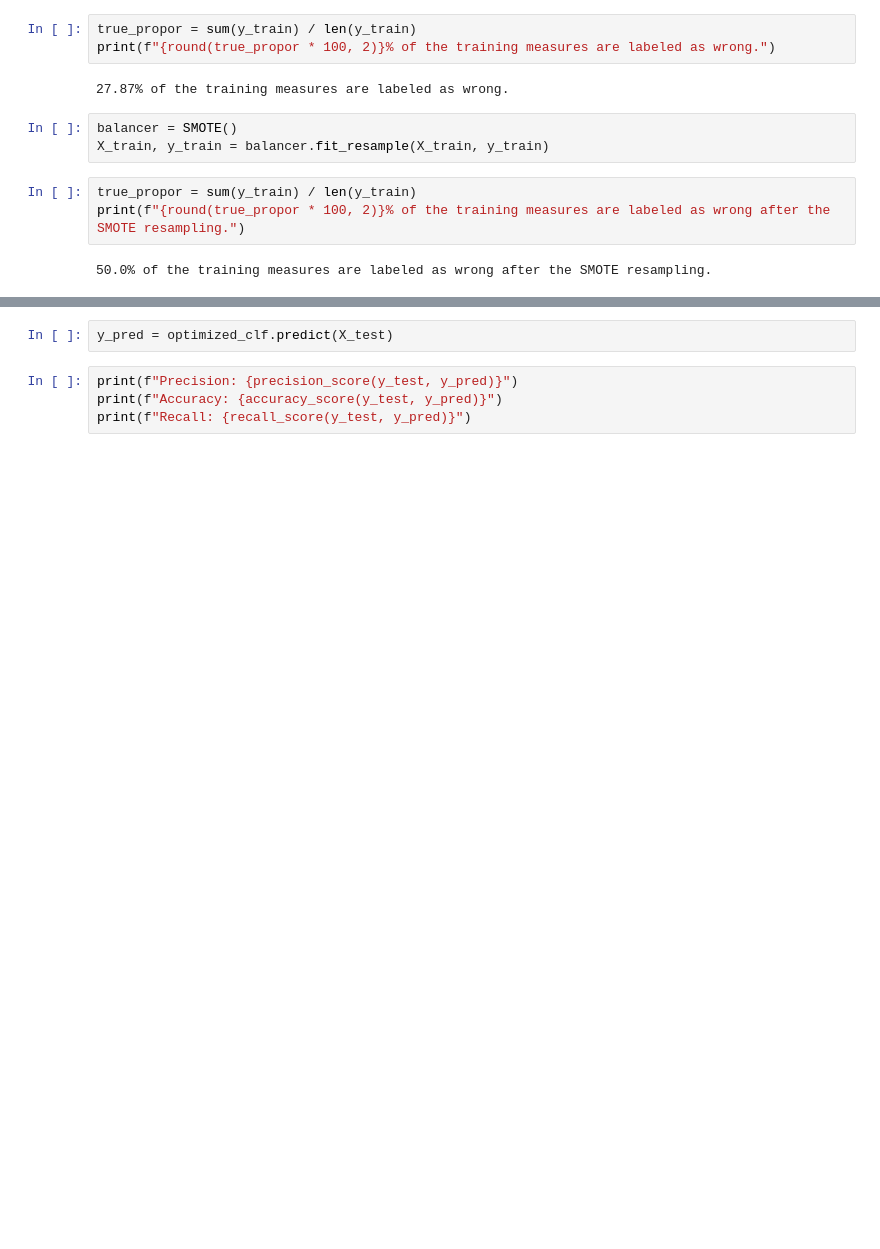
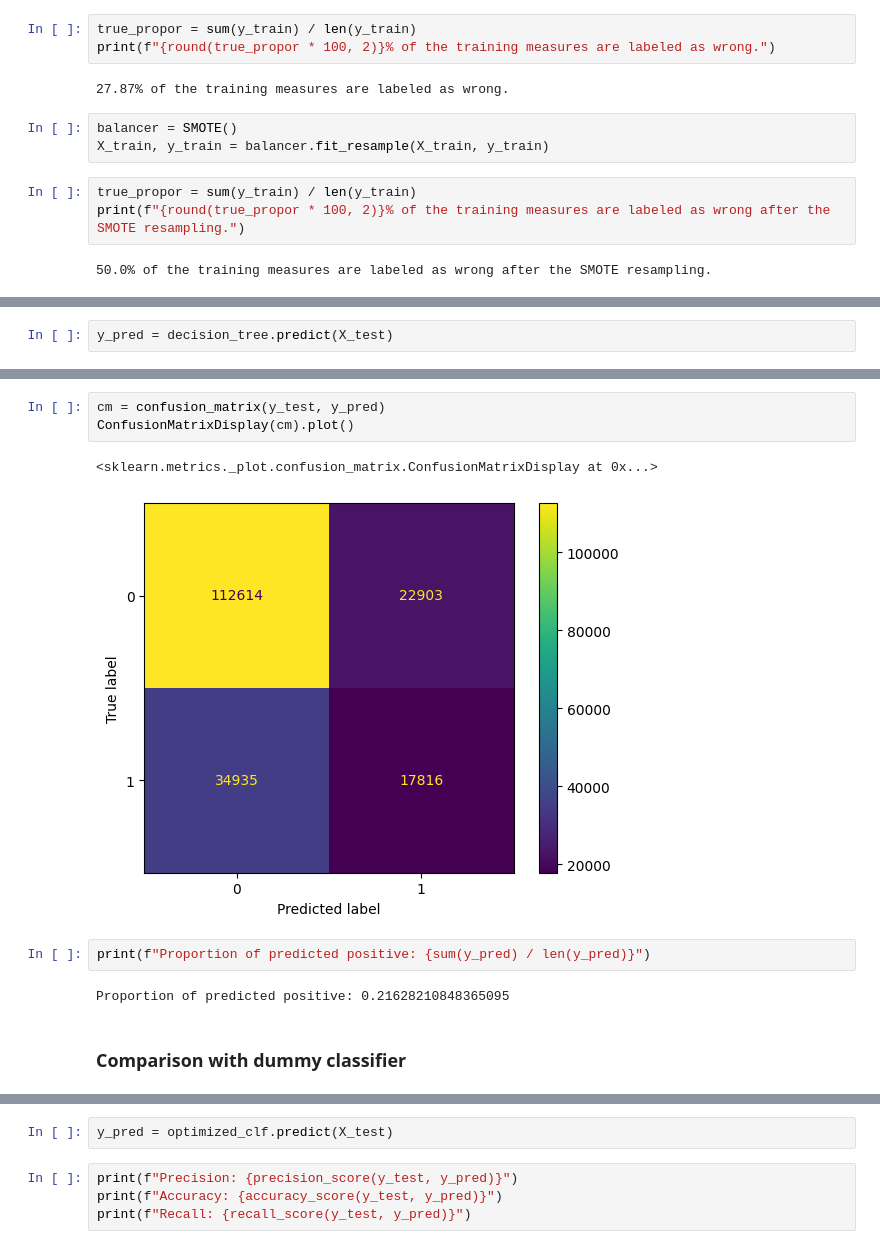
Before and after one commit to jExbrayat/atmo_challenge, a Jupyter notebook: notebooks/decision_tree.ipynb, the cells around one changed output, grey strips where cells are left out. Saved outputs shown, nothing was run; the diff lists cells and outputs as text; blank space fills up the shorter version.

```diff
--- a/notebooks/decision_tree.ipynb
+++ b/notebooks/decision_tree.ipynb
@@ -61,0 +74,2 @@ print(f"{round(true_propor * 100, 2)}% of the training measures are labeled as w
+# %%
+y_pred = decision_tree.predict(X_test)
@@ -61,0 +84,12 @@ print(f"{round(true_propor * 100, 2)}% of the training measures are labeled as w
+# %%
+cm = confusion_matrix(y_test, y_pred)
+ConfusionMatrixDisplay(cm).plot()
+# %% [output]
+<sklearn.metrics._plot.confusion_matrix.ConfusionMatrixDisplay at 0x...>
+[figure, added]
+# %%
+print(f"Proportion of predicted positive: {sum(y_pred) / len(y_pred)}")
+# %% [output]
+Proportion of predicted positive: 0.21628210848365095
+# %% [markdown]
+### Comparison with dummy classifier
```
Also changed, not shown: parts of 32 cells of this notebook.
